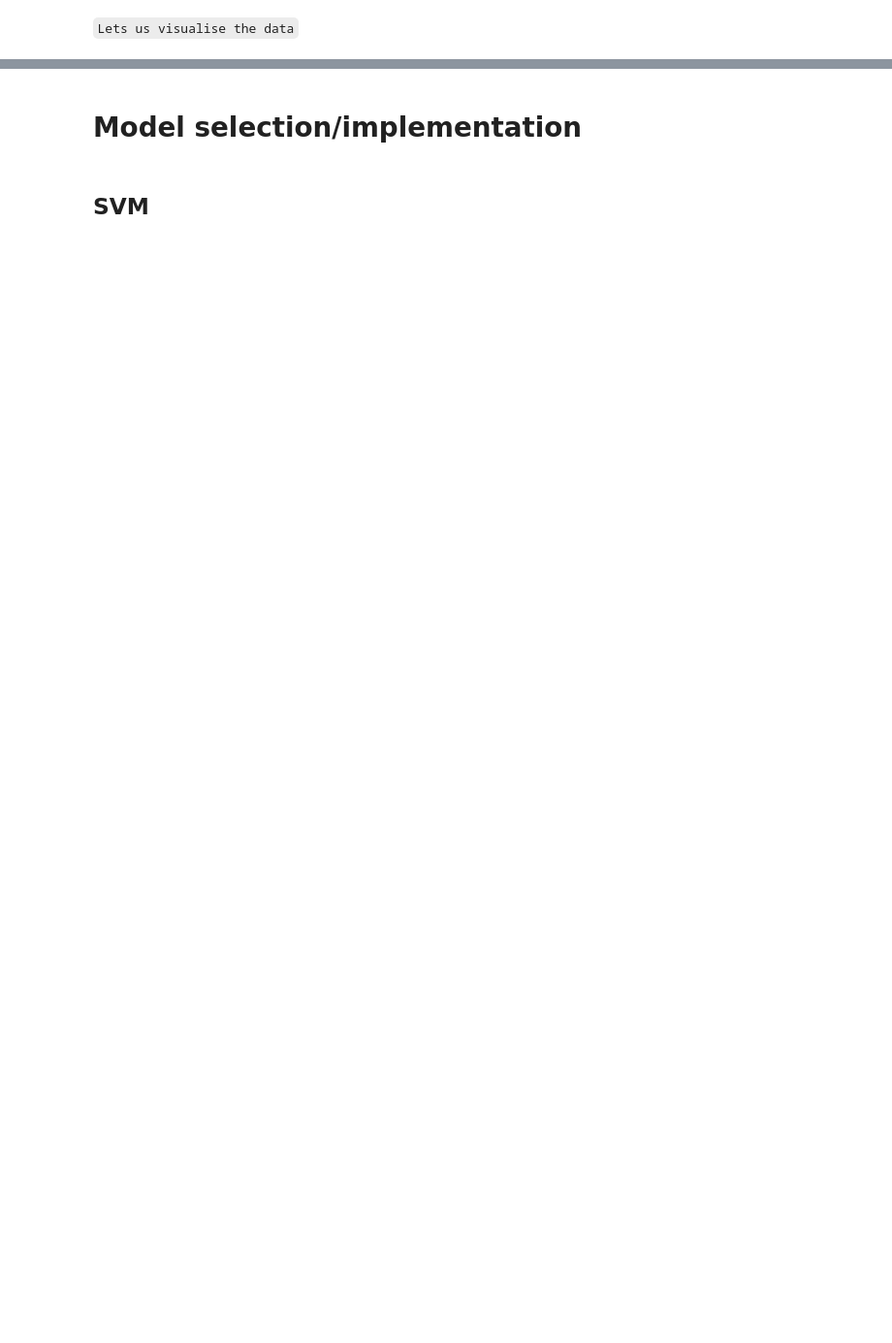
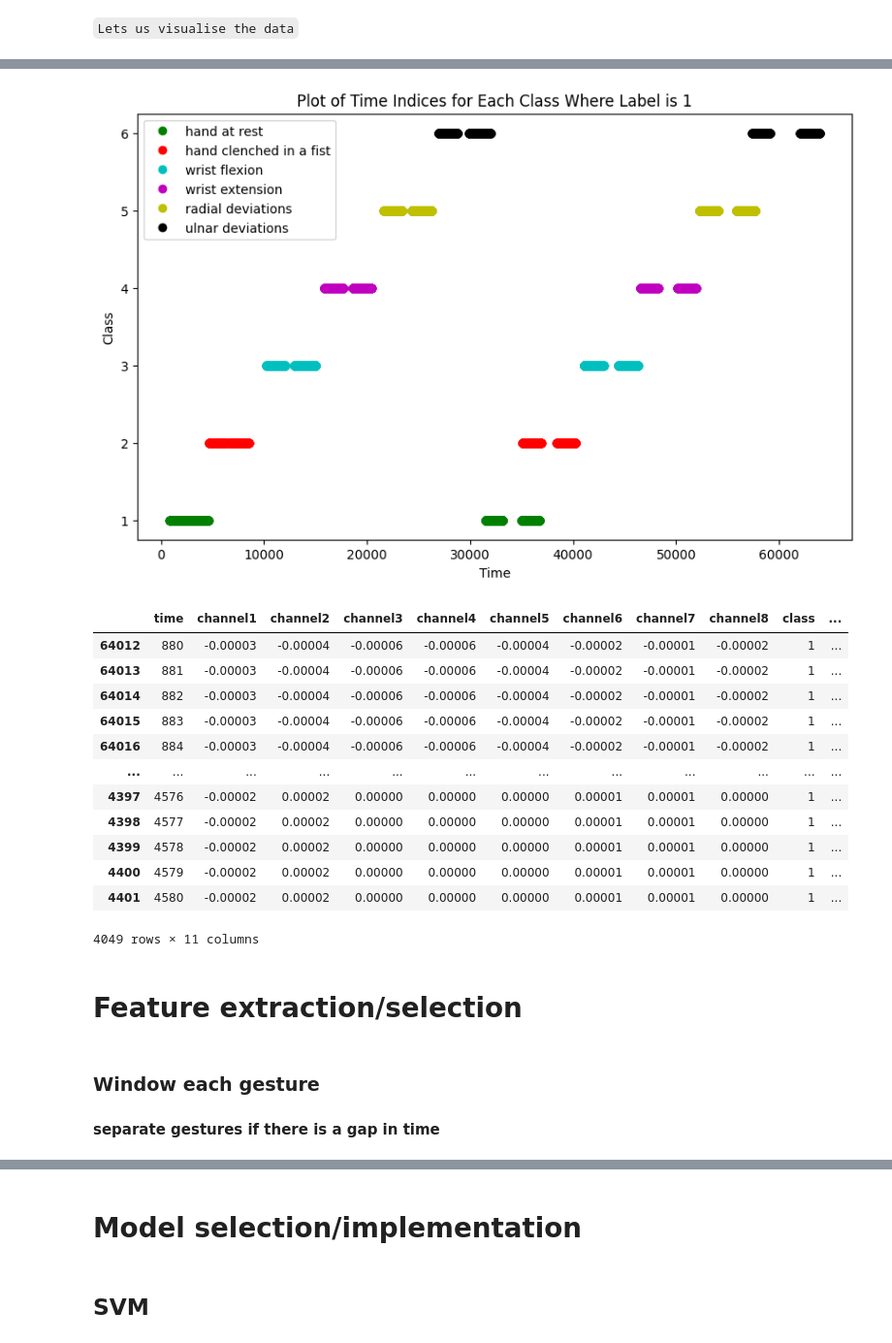
Before and after one commit to FrankDelft/ML_EE_EMG, a Jupyter notebook: main.ipynb, the cells around one changed output, grey strips where cells are left out. Shown at 97% size. Drawn from its saved outputs; the diff is of its cells as text; code cells hidden in the pictures; blank space fills up the shorter version.

Commit message:
did the feature extraction.

```diff
--- a/main.ipynb
+++ b/main.ipynb
@@ -214,0 +211,43 @@ y = df_preprocessed['class']
+# %%
+# Define the colors for each class
+colors = ['b', 'g', 'r', 'c', 'm', 'y', 'k']
+
+# Create a figure
+plt.figure(figsize=(10, 6))
+
+# Iterate through each class and plot the markers
+for class_value in range(1,7,1):  # Classes are labeled from 0 to 7
+    subset = df_preprocessed[(df_preprocessed['label'] == 1) & (df_preprocessed['class'] == class_value) ]#& (df_preprocessed['time'] > 33000)
+    plt.plot(subset['time'], subset['class'], 'o', label=f'Class {class_value}', color=colors[class_value])
+
+# Customize the plot
+plt.xlabel('Time')
+plt.ylabel('Class')
+plt.title('Plot of Time Indices for Each Class Where Label is 1')
+plt.legend(classes_preprocessed)
+plt.show()
+
+
+subset = df_preprocessed[(df_preprocessed['label'] == 1) & (df_preprocessed['class'] == 1) & (df_preprocessed['time'] < 10000)]
+subset = subset.sort_values(by='time')
+subset
+# %% [output]
+[figure, added]
+|  | time | channel1 | channel2 | channel3 | channel4 | channel5 | channel6 | channel7 | channel8 | class | ... |
+| 64012 | 880 | -0.00003 | -0.00004 | -0.00006 | -0.00006 | -0.00004 | -0.00002 | -0.00001 | -0.00002 | 1 | ... |
+| 64013 | 881 | -0.00003 | -0.00004 | -0.00006 | -0.00006 | -0.00004 | -0.00002 | -0.00001 | -0.00002 | 1 | ... |
+| 64014 | 882 | -0.00003 | -0.00004 | -0.00006 | -0.00006 | -0.00004 | -0.00002 | -0.00001 | -0.00002 | 1 | ... |
+| 64015 | 883 | -0.00003 | -0.00004 | -0.00006 | -0.00006 | -0.00004 | -0.00002 | -0.00001 | -0.00002 | 1 | ... |
+| 64016 | 884 | -0.00003 | -0.00004 | -0.00006 | -0.00006 | -0.00004 | -0.00002 | -0.00001 | -0.00002 | 1 | ... |
+| ... | ... | ... | ... | ... | ... | ... | ... | ... | ... | ... | ... |
+| 4397 | 4576 | -0.00002 | 0.00002 | 0.00000 | 0.00000 | 0.00000 | 0.00001 | 0.00001 | 0.00000 | 1 | ... |
+| 4398 | 4577 | -0.00002 | 0.00002 | 0.00000 | 0.00000 | 0.00000 | 0.00001 | 0.00001 | 0.00000 | 1 | ... |
+| 4399 | 4578 | -0.00002 | 0.00002 | 0.00000 | 0.00000 | 0.00000 | 0.00001 | 0.00001 | 0.00000 | 1 | ... |
+| 4400 | 4579 | -0.00002 | 0.00002 | 0.00000 | 0.00000 | 0.00000 | 0.00001 | 0.00001 | 0.00000 | 1 | ... |
+| 4401 | 4580 | -0.00002 | 0.00002 | 0.00000 | 0.00000 | 0.00000 | 0.00001 | 0.00001 | 0.00000 | 1 | ... |
+4049 rows × 11 columns
+# %% [markdown]
+# Feature extraction/selection
+# %% [markdown]
+### Window each gesture
+#### separate gestures if there is a gap in time
```
Also changed, not shown: parts of 17 cells of this notebook.
